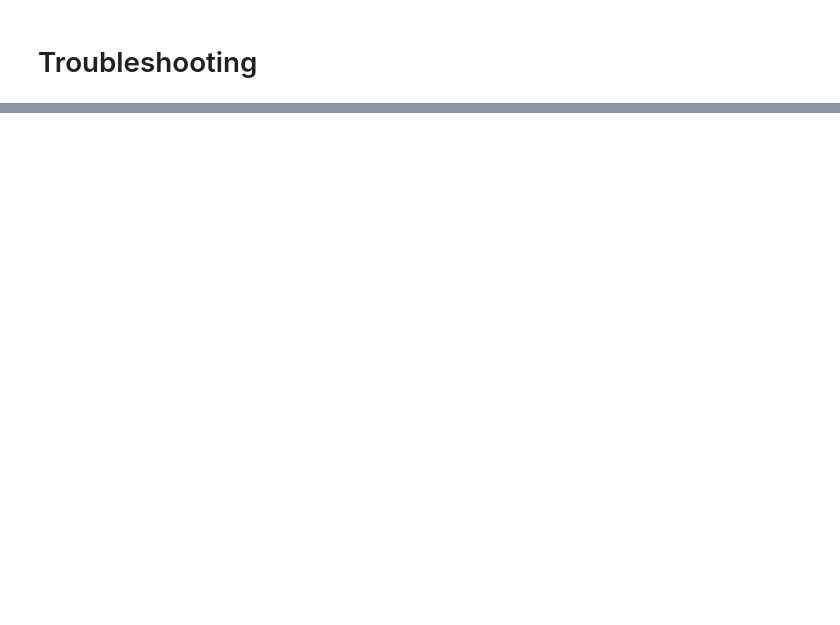
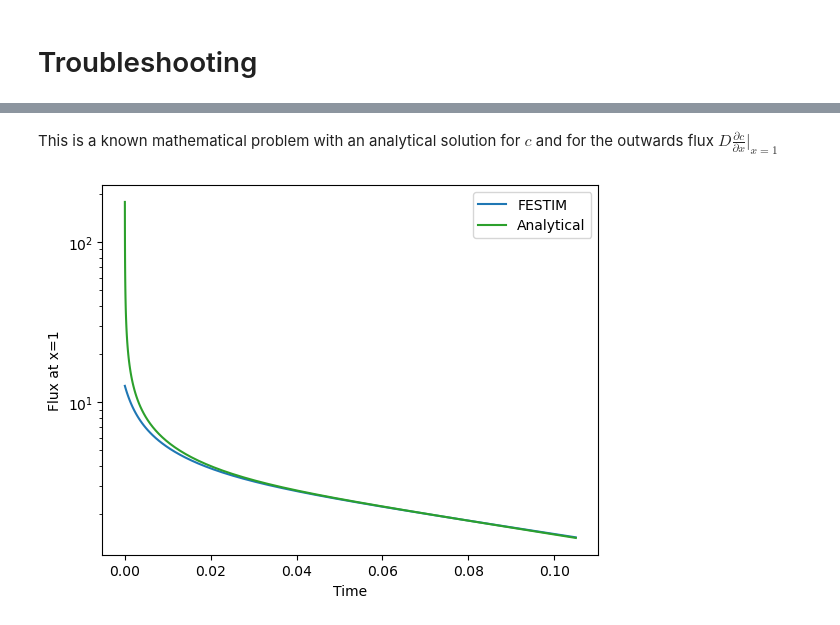
Before and after one commit to festim-dev/FESTIM-workshop, a Jupyter notebook: book/content/misc/troubleshooting.ipynb, the cells around one changed output, grey strips where cells are left out. Saved outputs shown, nothing was run; the diff lists cells and outputs as text; code cells hidden in the pictures; blank space fills up the shorter version.

```diff
--- a/book/content/misc/troubleshooting.ipynb
+++ b/book/content/misc/troubleshooting.ipynb
@@ -99,0 +270,30 @@ my_model.run()
+# %% [markdown]
+This is a known mathematical problem with an analytical solution for $c$ and for the outwards flux $D \frac{\partial c}{\partial x}|_{x=1}$
+# %%
+def analytical_solution(x, t):
+    D = mat.D_0
+    n = np.arange(1, 1000)[:, np.newaxis]
+    A_n = 4 / ((2 * n - 1) * np.pi)
+    return 1 - np.sum(
+        A_n * np.sin((2*n - 1) * np.pi * x) * np.exp(-D * ((2*n - 1) * np.pi) ** 2 * t),
+        axis=0
+    )
+
+def analytical_solution_flux_right(t):
+    D = mat.D_0
+    n = np.arange(1, 1000)[:, np.newaxis]
+    A_n = 4 / ((2 * n - 1) * np.pi)
+    return np.sum(
+        A_n * (2*n - 1) * np.pi * D * np.exp(-D * ((2*n - 1) * np.pi) ** 2 * t),
+            axis=0
+    )
+
+plt.plot(my_model.exports[0].t, -np.array(my_model.exports[0].data), label="FESTIM")
+plt.plot(my_model.exports[0].t, analytical_solution_flux_right(my_model.exports[0].t), label="Analytical", color="tab:green")
+plt.xlabel("Time")
+plt.ylabel("Flux at x=1")
+plt.yscale("log")
+plt.legend()
+plt.show()
+# %% [output]
+[figure, added]
```
Also changed, not shown: parts of 29 cells of this notebook, 1 other file.
